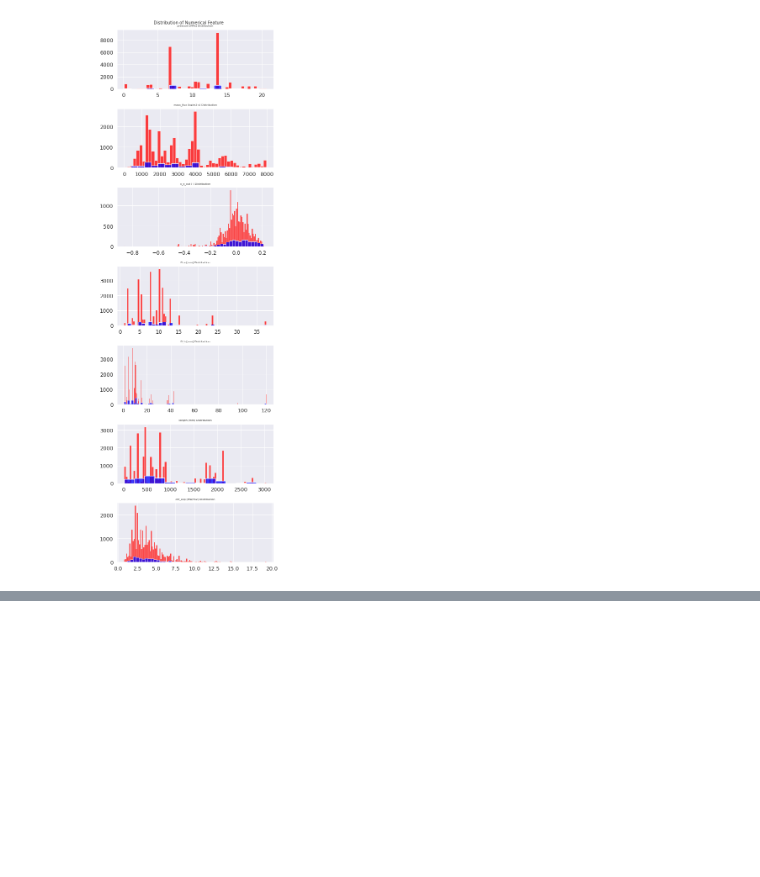
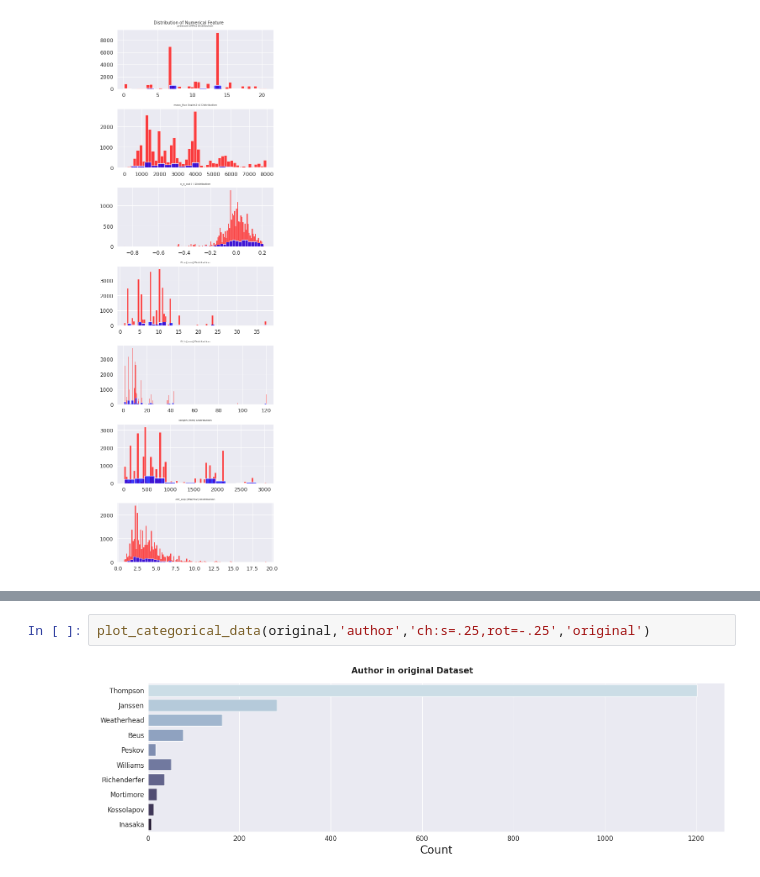
Before and after one commit to averma111/Kaggle_Competition, a Jupyter notebook: pytorch-ps3e15-regression.ipynb, the cells around one changed output, grey strips where cells are left out. Saved outputs shown, nothing was run; the diff lists cells and outputs as text; blank space fills up the shorter version.

```diff
--- a/pytorch-ps3e15-regression.ipynb
+++ b/pytorch-ps3e15-regression.ipynb
@@ -129,0 +131,4 @@ plot_categorical_data(data,'geometry')
+# %%
+plot_categorical_data(original,'author','ch:s=.25,rot=-.25','original')
+# %% [output]
+[figure, added]
```
Also changed, not shown: parts of 6 cells of this notebook.
